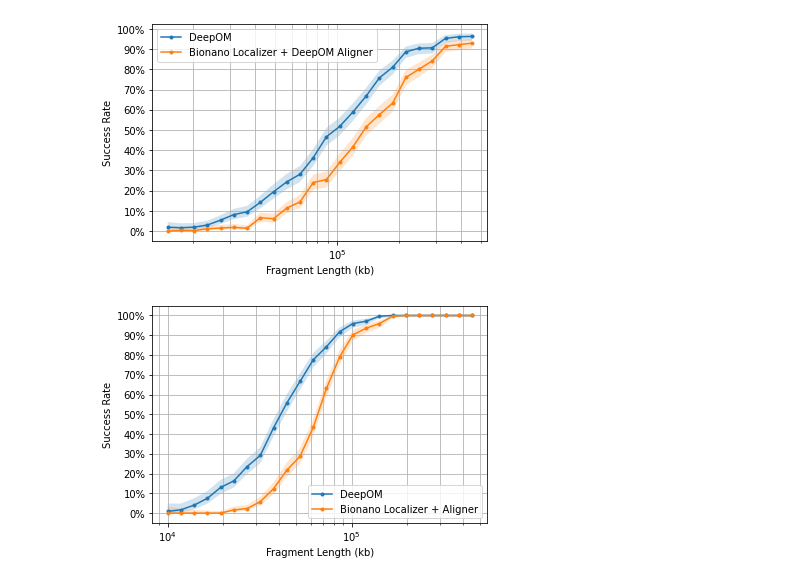
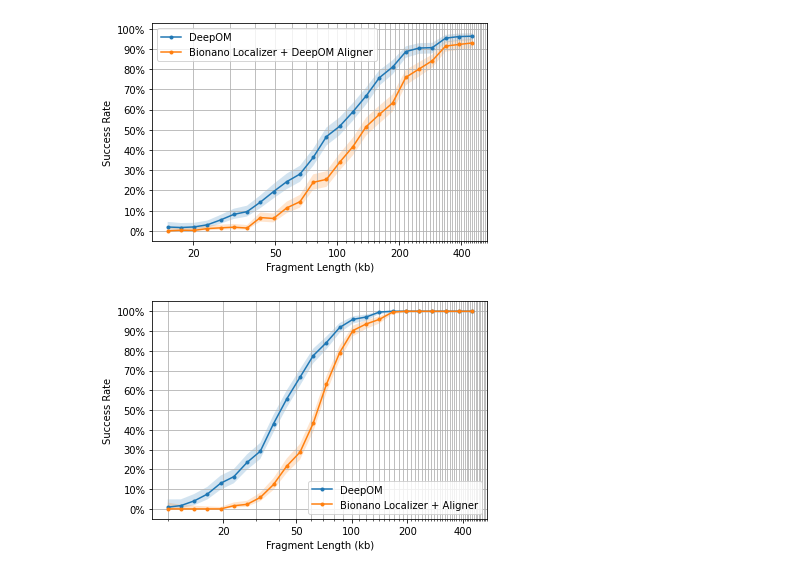
Before and after one commit to yevgenin/DeepOM, a Jupyter notebook: figures/benchmark_figure.ipynb, the cells around one changed output. Cells and saved outputs as stored; diff of their text form; code cells hidden in the pictures.

```diff
--- a/figures/benchmark_figure.ipynb
+++ b/figures/benchmark_figure.ipynb
@@ -1,14 +1,13 @@
 # %%
 from deepom.bionano_compare import *
 from deepom.bionano_utils import *
 
 report_a = BionanoCompareReport()
 report_a.run_name = "20221022T000533Z"
 report_a.read_compute_results()
 report_a.plot_compare()
-pyplot.xscale("log")
 # %% [output]
-[figure, old version]
+[figure, new version]
 # %%
 from deepom.bionano_compare import *
 
@@ -16,9 +15,8 @@ report_b = BionanoCompareReport()
 report_b.run_name = "20221022T102917Z"
 report_b.read_compute_results()
 report_b.plot_compare()
-pyplot.xscale("log")
 # %% [output]
-[figure, old version]
+[figure, new version]
 # %%
 from pathlib import Path
 
```
Also changed, not shown: parts of 1 cell of this notebook, 1 other file.
